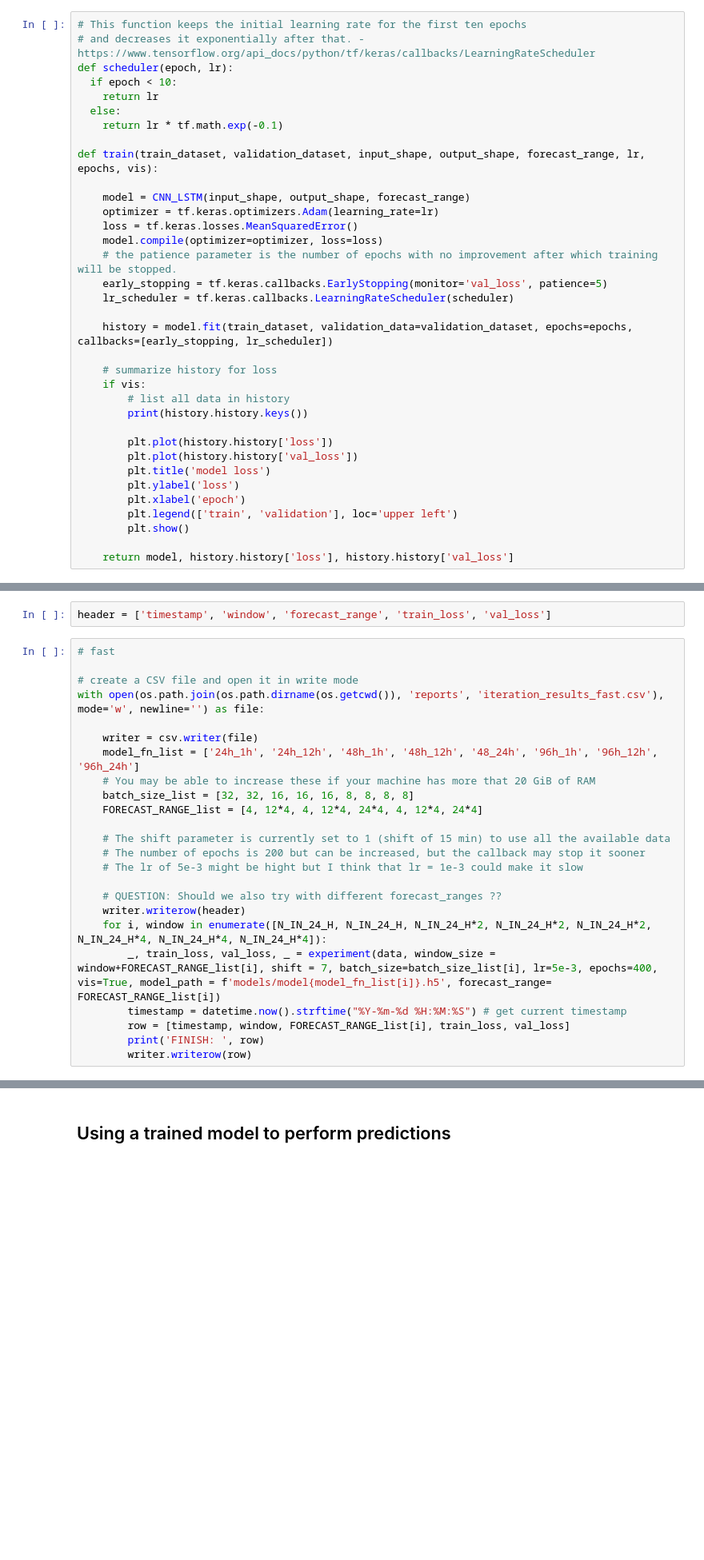
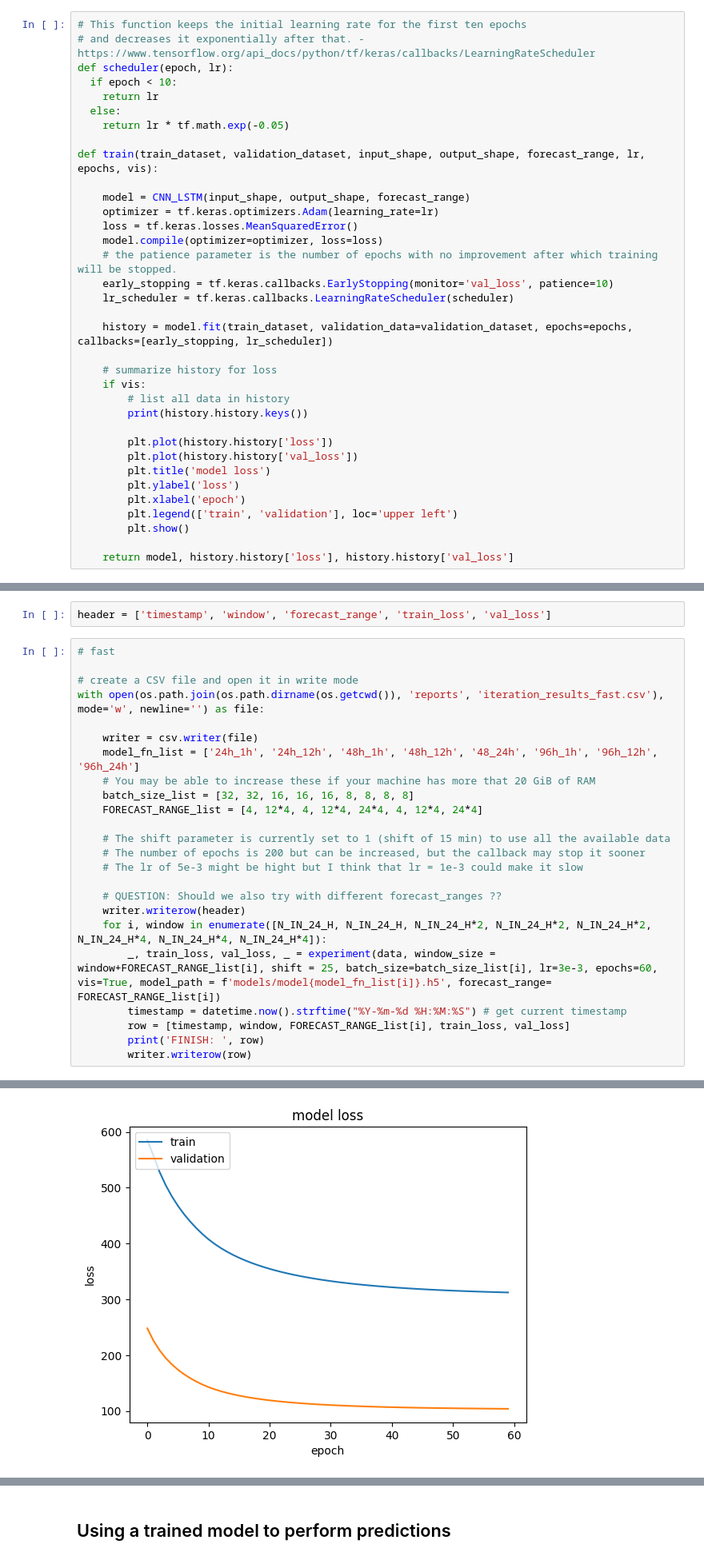
Before and after one commit to duarteoliper/WDL_2023, a Jupyter notebook: notebooks/iterate_modelling.ipynb, the cells around one changed output, grey strips where cells are left out. Shown at 80% size. Saved outputs shown, nothing was run; the diff lists cells and outputs as text; blank space fills up the shorter version.

Commit message:
feat: iterate fast results and models

```diff
--- a/notebooks/iterate_modelling.ipynb
+++ b/notebooks/iterate_modelling.ipynb
@@ -124,7 +118,7 @@ def scheduler(epoch, lr):
   if epoch < 10:
     return lr
   else:
-    return lr * tf.math.exp(-0.1)
+    return lr * tf.math.exp(-0.05)
 
 def train(train_dataset, validation_dataset, input_shape, output_shape, forecast_range, lr, epochs, vis):
 
@@ -133,7 +127,7 @@ def train(train_dataset, validation_dataset, input_shape, output_shape, forecast
     loss = tf.keras.losses.MeanSquaredError()
     model.compile(optimizer=optimizer, loss=loss)
     # the patience parameter is the number of epochs with no improvement after which training will be stopped.
-    early_stopping = tf.keras.callbacks.EarlyStopping(monitor='val_loss', patience=5)
+    early_stopping = tf.keras.callbacks.EarlyStopping(monitor='val_loss', patience=10)
     lr_scheduler = tf.keras.callbacks.LearningRateScheduler(scheduler)
 
     history = model.fit(train_dataset, validation_data=validation_dataset, epochs=epochs, callbacks=[early_stopping, lr_scheduler])
@@ -197,8 +191,9 @@ with open(os.path.join(os.path.dirname(os.getcwd()), 'reports', 'iteration_resul
     # QUESTION: Should we also try with different forecast_ranges ??
     writer.writerow(header)
     for i, window in enumerate([N_IN_24_H, N_IN_24_H, N_IN_24_H*2, N_IN_24_H*2, N_IN_24_H*2, N_IN_24_H*4, N_IN_24_H*4, N_IN_24_H*4]):
-        _, train_loss, val_loss, _ = experiment(data, window_size = window+FORECAST_RANGE_list[i], shift = 7, batch_size=batch_size_list[i], lr=5e-3, epochs=400, vis=True, model_path = f'models/model{model_fn_list[i]}.h5', forecast_range= FORECAST_RANGE_list[i])
+        _, train_loss, val_loss, _ = experiment(data, window_size = window+FORECAST_RANGE_list[i], shift = 25, batch_size=batch_size_list[i], lr=3e-3, epochs=60, vis=True, model_path = f'models/model{model_fn_list[i]}.h5', forecast_range= FORECAST_RANGE_list[i])
         timestamp = datetime.now().strftime("%Y-%m-%d %H:%M:%S") # get current timestamp
         row = [timestamp, window, FORECAST_RANGE_list[i], train_loss, val_loss]
         print('FINISH: ', row)
         writer.writerow(row)
+# %% [output]
@@ -204,0 +306 @@ with open(os.path.join(os.path.dirname(os.getcwd()), 'reports', 'iteration_resul
+[figure, added]
```
Also changed, not shown: parts of 9 cells of this notebook, 10 other files.
